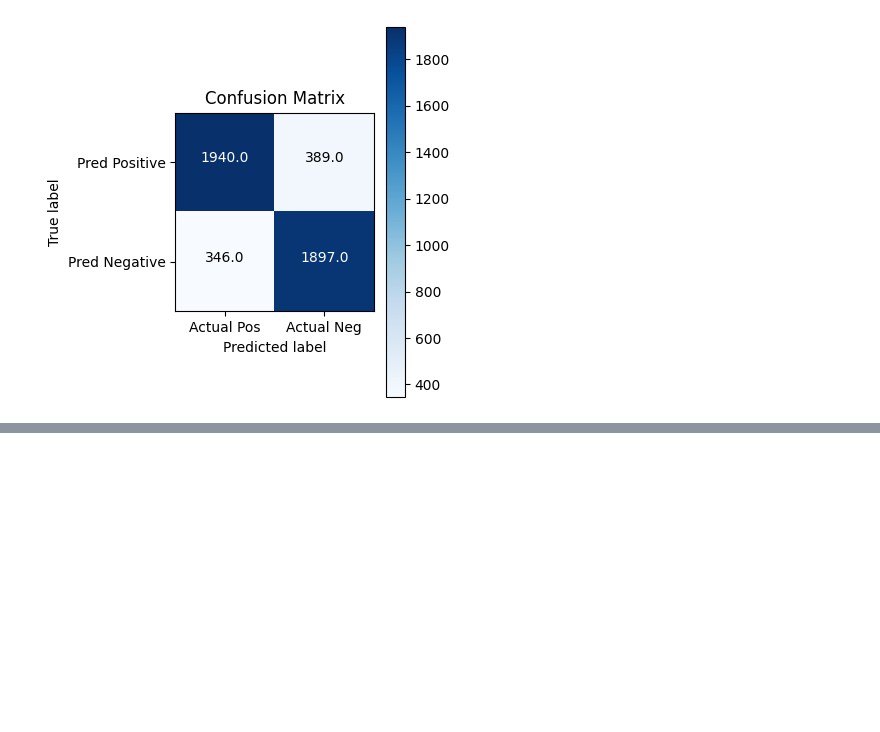
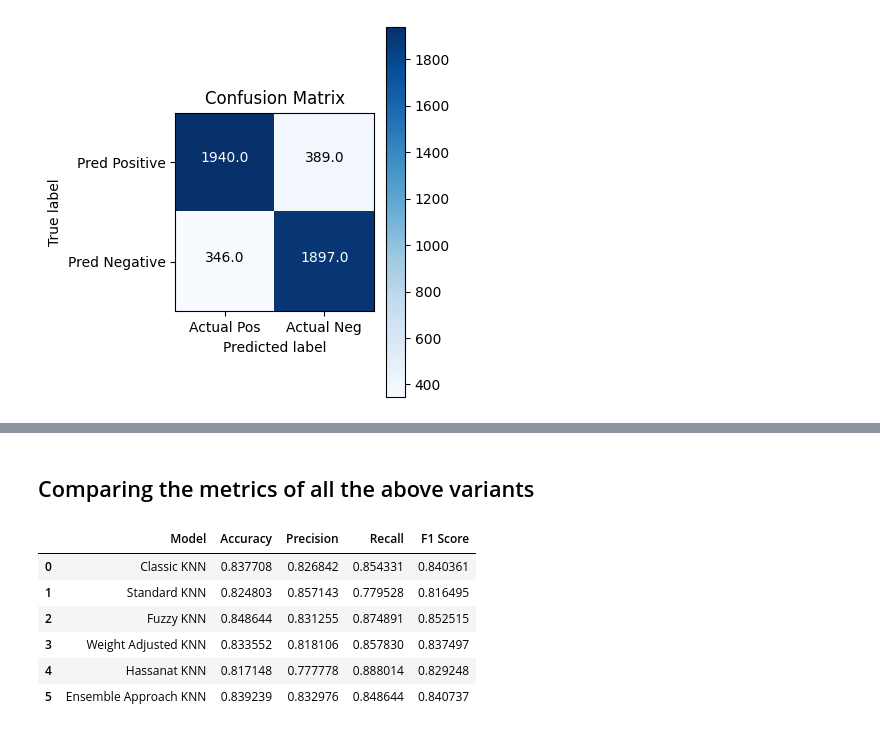
Before and after one commit to mit-riya/Phishing-URL-Detection, a Jupyter notebook: knn-algorithms.ipynb, the cells around one changed output, grey strips where cells are left out. Drawn from its saved outputs; the diff is of its cells as text; code cells hidden in the pictures; blank space fills up the shorter version.

```diff
--- a/knn-algorithms.ipynb
+++ b/knn-algorithms.ipynb
@@ -713,0 +634,62 @@ print(precision_score(y_test, y_pred))
+# %% [markdown]
+## Comparing the metrics of all the above variants
+# %%
+def compare_metrics(actual, predicted):
+    if not isinstance(predicted, np.ndarray):
+        predicted = np.array(predicted)
+    matrix = np.zeros((2, 2))
+    n_samples = actual.shape[0]
+    for i in range(n_samples):
+        if actual[i] == predicted[i] and actual[i] == 1:
+            matrix[0, 0] += 1  # True Positive
+        elif actual[i] == predicted[i]:
+            matrix[1, 1] += 1  # True Negative
+        elif predicted[i] == 1:
+            matrix[0, 1] += 1  # False Positive
+        else:
+            matrix[1, 0] += 1  # False Negative
+
+    # Calculate precision, recall, and F1 score
+    precision = matrix[0,0] / (matrix[0,0] + matrix[0,1]) if (matrix[0,0] + matrix[0,1]) > 0 else 0
+    recall = matrix[0,0] / (matrix[0,0] + matrix[1,0]) if (matrix[0,0] + matrix[1,0]) > 0 else 0
+    f1_score = 2 * (precision * recall) / (precision + recall) if (precision + recall) > 0 else 0
+    accuracy = np.sum(np.diag(matrix)) / np.sum(matrix)
+
+    return {
+        "Accuracy": accuracy,
+        "Precision": precision,
+        "Recall": recall,
+        "F1 Score": f1_score
+    }
+
+# Calculate metrics for each model
+classic_metrics = compare_metrics(y_test,classicKNN_pred)
+standard_metrics = compare_metrics(y_test,y_pred)
+fuzzy_metrics = compare_metrics(y_test,fuzzy_pred)
+weight_adjusted_metrics = compare_metrics(y_test, weightAdjusted_pred)
+hassanat_metrics = compare_metrics(y_test, hassanat_pred)
+ensemble_metrics = compare_metrics(y_test, ensembleApproach_pred)
+
+# Organize the results into a DataFrame
+data = {
+    "Model": ["Classic KNN", "Standard KNN", "Fuzzy KNN", "Weight Adjusted KNN", "Hassanat KNN", "Ensemble Approach KNN"],
+    "Accuracy": [classic_metrics["Accuracy"], standard_metrics["Accuracy"], fuzzy_metrics["Accuracy"],
+                 weight_adjusted_metrics["Accuracy"], hassanat_metrics["Accuracy"], ensemble_metrics["Accuracy"]],
+    "Precision": [classic_metrics["Precision"], standard_metrics["Precision"], fuzzy_metrics["Precision"],
+                  weight_adjusted_metrics["Precision"], hassanat_metrics["Precision"], ensemble_metrics["Precision"]],
+    "Recall": [classic_metrics["Recall"], standard_metrics["Recall"], fuzzy_metrics["Recall"],
+               weight_adjusted_metrics["Recall"], hassanat_metrics["Recall"], ensemble_metrics["Recall"]],
+    "F1 Score": [classic_metrics["F1 Score"], standard_metrics["F1 Score"], fuzzy_metrics["F1 Score"],
+                 weight_adjusted_metrics["F1 Score"], hassanat_metrics["F1 Score"], ensemble_metrics["F1 Score"]]
+}
+
+df = pd.DataFrame(data)
+df
+# %% [output]
+|  | Model | Accuracy | Precision | Recall | F1 Score |
+| 0 | Classic KNN | 0.837708 | 0.826842 | 0.854331 | 0.840361 |
+| 1 | Standard KNN | 0.824803 | 0.857143 | 0.779528 | 0.816495 |
+| 2 | Fuzzy KNN | 0.848644 | 0.831255 | 0.874891 | 0.852515 |
+| 3 | Weight Adjusted KNN | 0.833552 | 0.818106 | 0.857830 | 0.837497 |
+| 4 | Hassanat KNN | 0.817148 | 0.777778 | 0.888014 | 0.829248 |
+| 5 | Ensemble Approach KNN | 0.839239 | 0.832976 | 0.848644 | 0.840737 |
```
Also changed, not shown: parts of 18 cells of this notebook.
